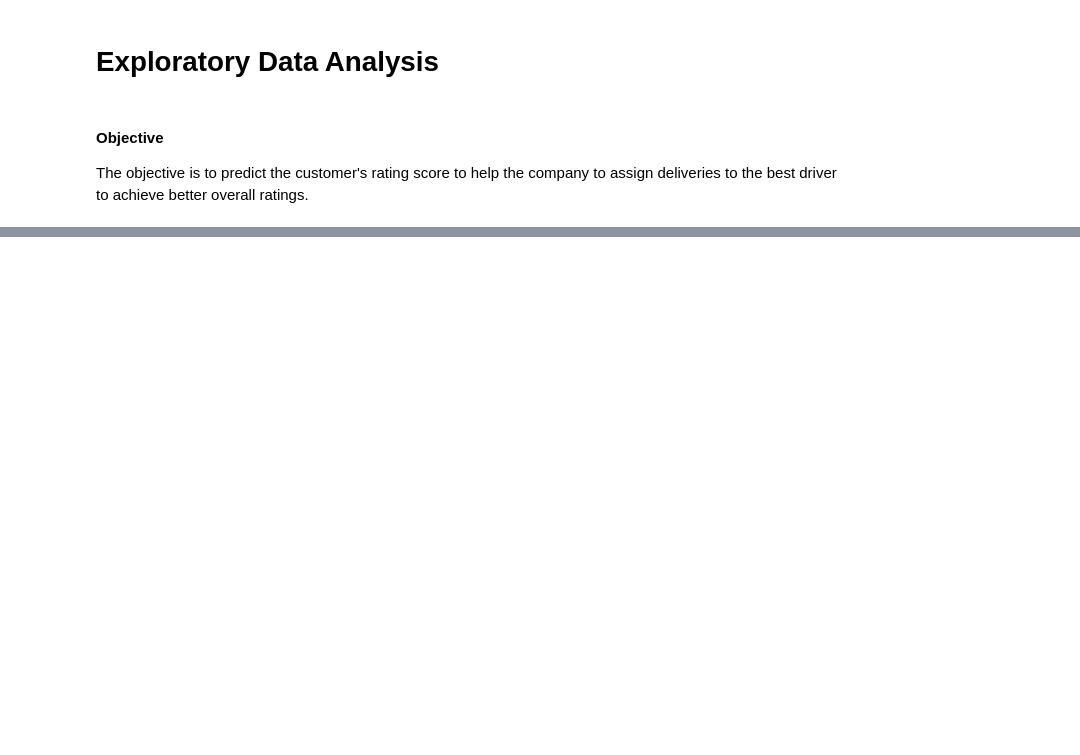
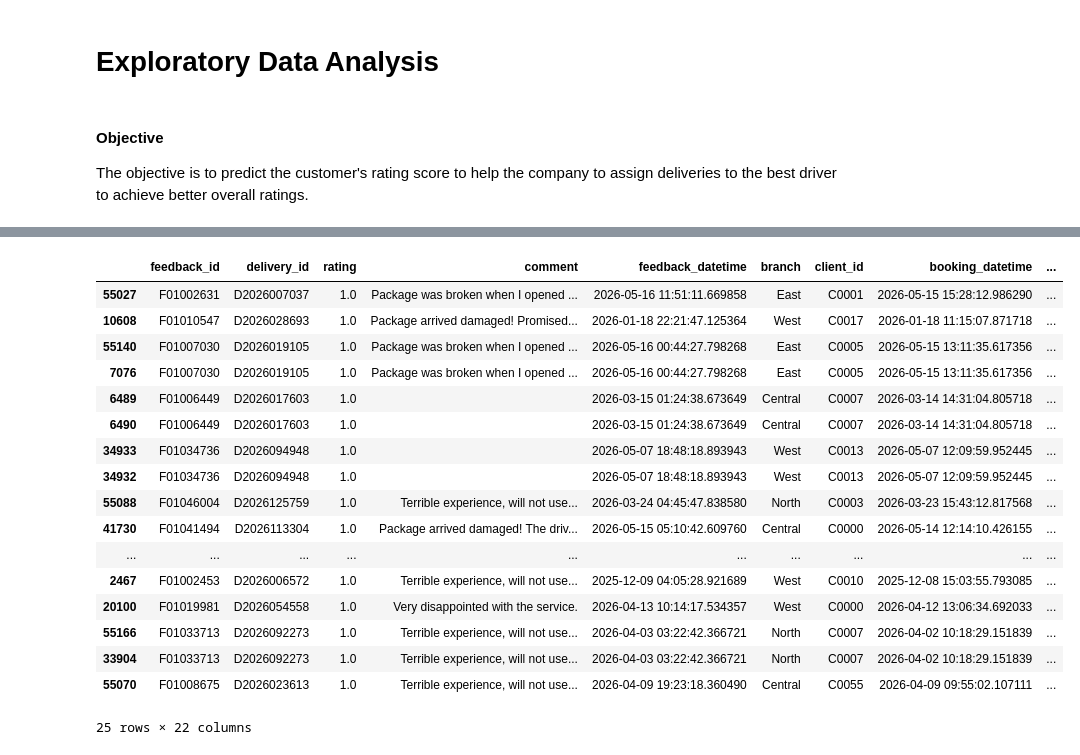
Before and after one commit to weirenong/aiap24-submission, a Jupyter notebook: eda.ipynb, the cells around one changed output, grey strips where cells are left out. Drawn from its saved outputs; the diff is of its cells as text; code cells hidden in the pictures; blank space fills up the shorter version.

```diff
--- a/eda.ipynb
+++ b/eda.ipynb
@@ -58,0 +155,22 @@ DataFrame shape: (150750, 18)
+# %%
+duplicated_df = duplicated_df.sort_values(by="rating", ascending=True)
+duplicated_df.head(25)
+# %% [output]
+|  | feedback_id | delivery_id | rating | comment | feedback_datetime | branch | client_id | booking_datetime | ... |
+| 55027 | F01002631 | D2026007037 | 1.0 | Package was broken when I opened ... | 2026-05-16 11:51:11.669858 | East | C0001 | 2026-05-15 15:28:12.986290 | ... |
+| 10608 | F01010547 | D2026028693 | 1.0 | Package arrived damaged! Promised... | 2026-01-18 22:21:47.125364 | West | C0017 | 2026-01-18 11:15:07.871718 | ... |
+| 55140 | F01007030 | D2026019105 | 1.0 | Package was broken when I opened ... | 2026-05-16 00:44:27.798268 | East | C0005 | 2026-05-15 13:11:35.617356 | ... |
+| 7076 | F01007030 | D2026019105 | 1.0 | Package was broken when I opened ... | 2026-05-16 00:44:27.798268 | East | C0005 | 2026-05-15 13:11:35.617356 | ... |
+| 6489 | F01006449 | D2026017603 | 1.0 |  | 2026-03-15 01:24:38.673649 | Central | C0007 | 2026-03-14 14:31:04.805718 | ... |
+| 6490 | F01006449 | D2026017603 | 1.0 |  | 2026-03-15 01:24:38.673649 | Central | C0007 | 2026-03-14 14:31:04.805718 | ... |
+| 34933 | F01034736 | D2026094948 | 1.0 |  | 2026-05-07 18:48:18.893943 | West | C0013 | 2026-05-07 12:09:59.952445 | ... |
+| 34932 | F01034736 | D2026094948 | 1.0 |  | 2026-05-07 18:48:18.893943 | West | C0013 | 2026-05-07 12:09:59.952445 | ... |
+| 55088 | F01046004 | D2026125759 | 1.0 | Terrible experience, will not use... | 2026-03-24 04:45:47.838580 | North | C0003 | 2026-03-23 15:43:12.817568 | ... |
+| 41730 | F01041494 | D2026113304 | 1.0 | Package arrived damaged! The driv... | 2026-05-15 05:10:42.609760 | Central | C0000 | 2026-05-14 12:14:10.426155 | ... |
+| ... | ... | ... | ... | ... | ... | ... | ... | ... | ... |
+| 2467 | F01002453 | D2026006572 | 1.0 | Terrible experience, will not use... | 2025-12-09 04:05:28.921689 | West | C0010 | 2025-12-08 15:03:55.793085 | ... |
+| 20100 | F01019981 | D2026054558 | 1.0 | Very disappointed with the service. | 2026-04-13 10:14:17.534357 | West | C0000 | 2026-04-12 13:06:34.692033 | ... |
+| 55166 | F01033713 | D2026092273 | 1.0 | Terrible experience, will not use... | 2026-04-03 03:22:42.366721 | North | C0007 | 2026-04-02 10:18:29.151839 | ... |
+| 33904 | F01033713 | D2026092273 | 1.0 | Terrible experience, will not use... | 2026-04-03 03:22:42.366721 | North | C0007 | 2026-04-02 10:18:29.151839 | ... |
+| 55070 | F01008675 | D2026023613 | 1.0 | Terrible experience, will not use... | 2026-04-09 19:23:18.360490 | Central | C0055 | 2026-04-09 09:55:02.107111 | ... |
+25 rows × 22 columns
```
Also changed, not shown: parts of 13 cells of this notebook, 1 other file.
